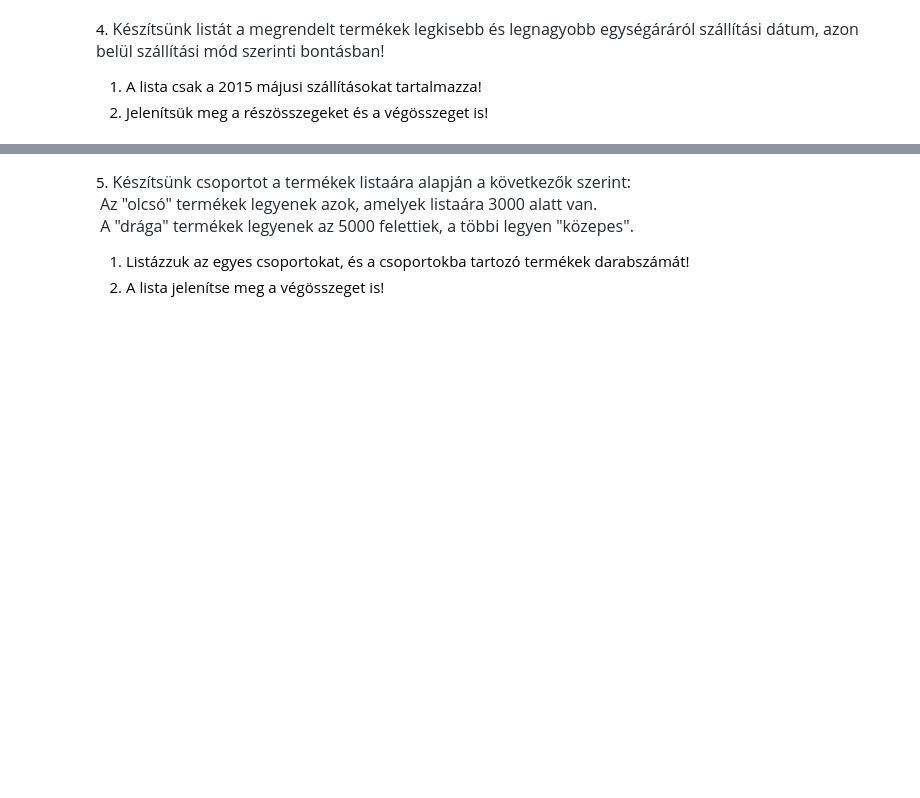
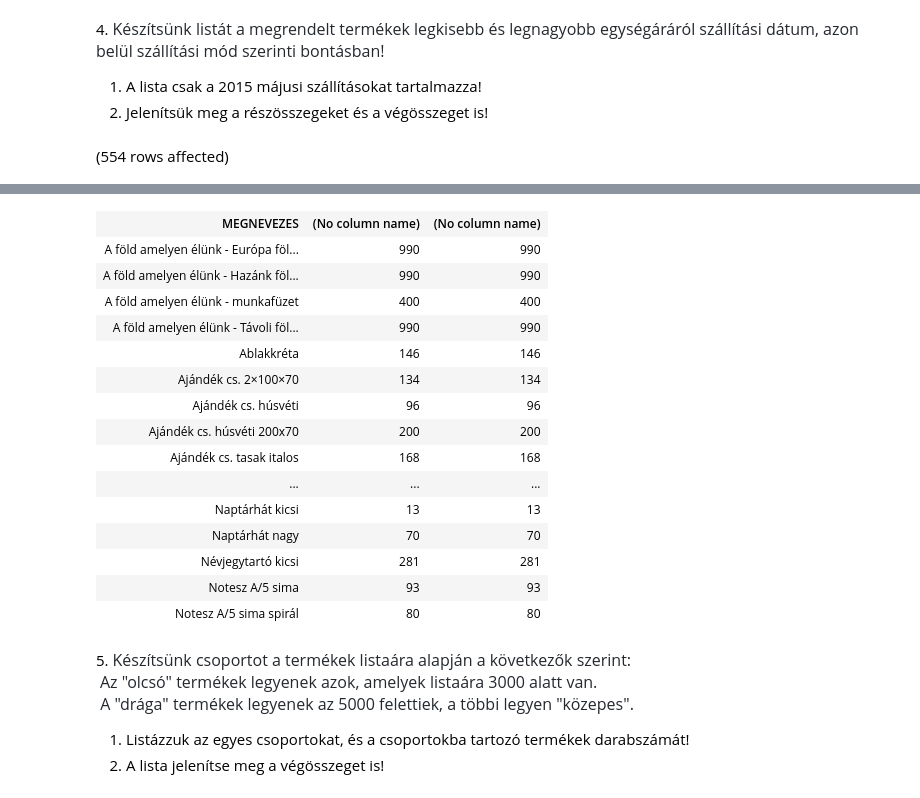
Before and after one commit to AjarBeko/SQL, a Jupyter notebook: gyakorlat05_feladatok.ipynb, the cells around one changed output, grey strips where cells are left out. Saved outputs shown, nothing was run; the diff lists cells and outputs as text; code cells hidden in the pictures; blank space fills up the shorter version.

```diff
--- a/gyakorlat05_feladatok.ipynb
+++ b/gyakorlat05_feladatok.ipynb
@@ -35,3 +44,12 @@ having GROUPING_ID(r.szall_DATUM, r.SZALL_MOD) > 0
 
 1. A lista csak a 2015 májusi szállításokat tartalmazza!
 2. Jelenítsük meg a részösszegeket és a végösszeget is!
+# %%
+SELECT distinct Termek.MEGNEVEZES,
+FIRST_VALUE(Rendeles_tetel.EGYSEGAR) over (PARTITION by Rendeles_tetel.EGYSEGAR order by Rendeles_tetel.EGYSEGAR ASC),
+FIRST_VALUE(Rendeles_tetel.EGYSEGAR) over (PARTITION by Rendeles_tetel.EGYSEGAR order by Rendeles_tetel.EGYSEGAR desc)
+from Rendeles_tetel join Termek on Rendeles_tetel.TERMEKKOD = termek.TERMEKKOD
+                    join Rendeles on rendeles_tetel.SORSZAM = rendeles.SORSZAM
+where year(rendeles.szall_DATUM) = 2015 and MONTH(Rendeles.szall_DATUM) = 05
+# %% [output]
+(554 rows affected)
@@ -38,3 +57,19 @@ having GROUPING_ID(r.szall_DATUM, r.SZALL_MOD) > 0
+| MEGNEVEZES | (No column name) | (No column name) |
+| A föld amelyen élünk - Európa föl... | 990 | 990 |
+| A föld amelyen élünk - Hazánk föl... | 990 | 990 |
+| A föld amelyen élünk - munkafüzet | 400 | 400 |
+| A föld amelyen élünk - Távoli föl... | 990 | 990 |
+| Ablakkréta | 146 | 146 |
+| Ajándék cs. 2×100×70 | 134 | 134 |
+| Ajándék cs. húsvéti | 96 | 96 |
+| Ajándék cs. húsvéti 200x70 | 200 | 200 |
+| Ajándék cs. tasak italos | 168 | 168 |
+| ... | ... | ... |
+| Naptárhát kicsi | 13 | 13 |
+| Naptárhát nagy | 70 | 70 |
+| Névjegytartó kicsi | 281 | 281 |
+| Notesz A/5 sima | 93 | 93 |
+| Notesz A/5 sima spirál | 80 | 80 |
 # %% [markdown]
 5. <span style="color: rgb(36, 41, 47); font-family: -apple-system, BlinkMacSystemFont, &quot;Segoe UI&quot;, Helvetica, Arial, sans-serif, &quot;Apple Color Emoji&quot;, &quot;Segoe UI Emoji&quot;; font-size: 16px;">Készítsünk csoportot a termékek listaára alapján a következők szerint:&nbsp;<br></span> <span style="color: rgb(36, 41, 47); font-family: -apple-system, BlinkMacSystemFont, &quot;Segoe UI&quot;, Helvetica, Arial, sans-serif, &quot;Apple Color Emoji&quot;, &quot;Segoe UI Emoji&quot;; font-size: 16px;">Az "olcsó" termékek legyenek azok, amelyek listaára 3000 alatt van.<br>&nbsp;A "drága" termékek legyenek az 5000 felettiek, a többi legyen "közepes".</span>
 
```
Also changed, not shown: parts of 3 cells of this notebook.
